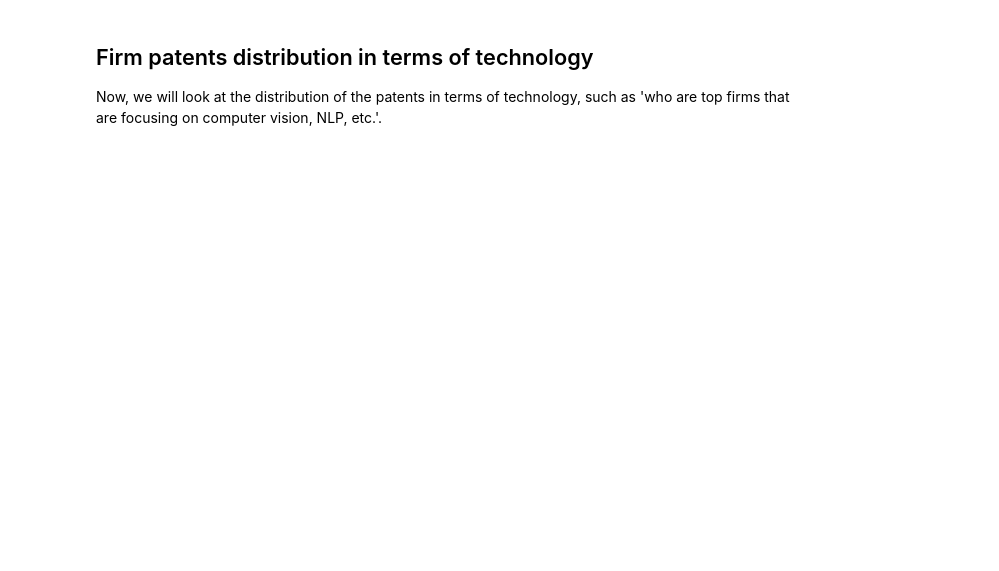
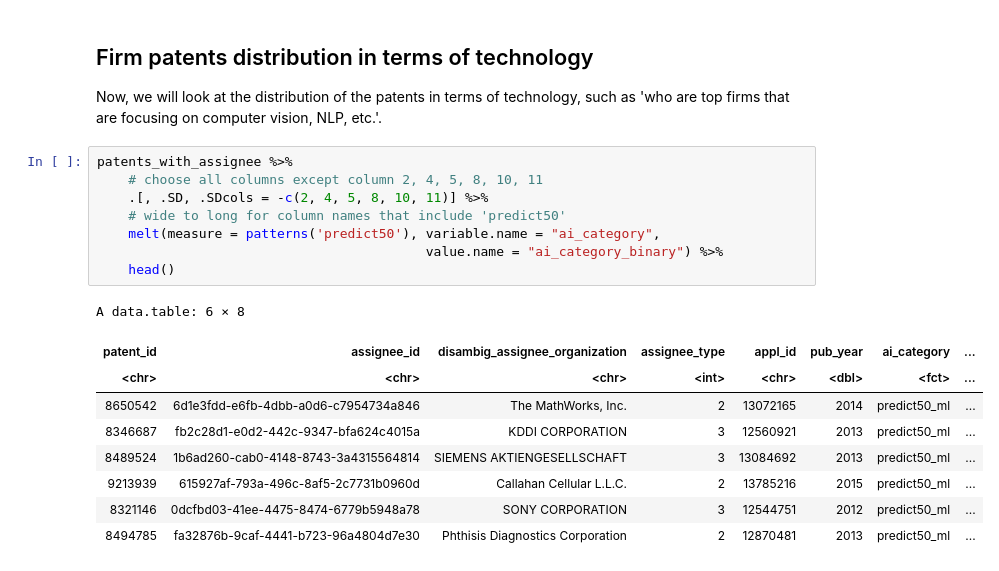
Before and after one commit to oceanumeric/ININ-tutorial, a Jupyter notebook: labs/lab2_part_B.ipynb, the cells around one changed output. Drawn from its saved outputs; the diff is of its cells as text; blank space fills up the shorter version.

```diff
--- a/labs/lab2_part_B.ipynb
+++ b/labs/lab2_part_B.ipynb
@@ -251,3 +293,21 @@ A data.table: 30 × 3
 
 Now, we will look at the distribution of the patents in terms of technology, such as
 'who are top firms that are focusing on computer vision, NLP, etc.'.
+# %%
+patents_with_assignee %>%
+    # choose all columns except column 2, 4, 5, 8, 10, 11
+    .[, .SD, .SDcols = -c(2, 4, 5, 8, 10, 11)] %>%
+    # wide to long for column names that include 'predict50'
+    melt(measure = patterns('predict50'), variable.name = "ai_category",
+                                          value.name = "ai_category_binary") %>%
+    head()
+# %% [output]
+A data.table: 6 × 8
+| patent_id | assignee_id | disambig_assignee_organization | assignee_type | appl_id | pub_year | ai_category | ... |
+| <chr> | <chr> | <chr> | <int> | <chr> | <dbl> | <fct> | ... |
+| 8650542 | 6d1e3fdd-e6fb-4dbb-a0d6-c7954734a846 | The MathWorks, Inc. | 2 | 13072165 | 2014 | predict50_ml | ... |
+| 8346687 | fb2c28d1-e0d2-442c-9347-bfa624c4015a | KDDI CORPORATION | 3 | 12560921 | 2013 | predict50_ml | ... |
+| 8489524 | 1b6ad260-cab0-4148-8743-3a4315564814 | SIEMENS AKTIENGESELLSCHAFT | 3 | 13084692 | 2013 | predict50_ml | ... |
+| 9213939 | 615927af-793a-496c-8af5-2c7731b0960d | Callahan Cellular L.L.C. | 2 | 13785216 | 2015 | predict50_ml | ... |
+| 8321146 | 0dcfbd03-41ee-4475-8474-6779b5948a78 | SONY CORPORATION | 3 | 12544751 | 2012 | predict50_ml | ... |
+| 8494785 | fa32876b-9caf-4441-b723-96a4804d7e30 | Phthisis Diagnostics Corporation | 2 | 12870481 | 2013 | predict50_ml | ... |
```
Also changed, not shown: parts of 4 cells of this notebook.
